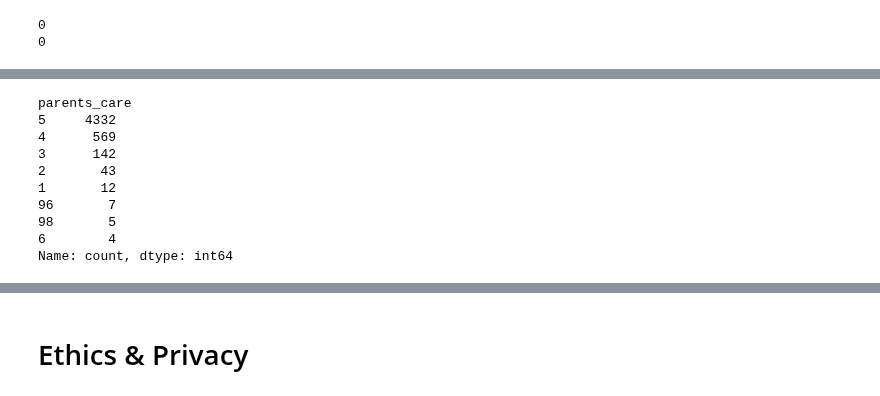
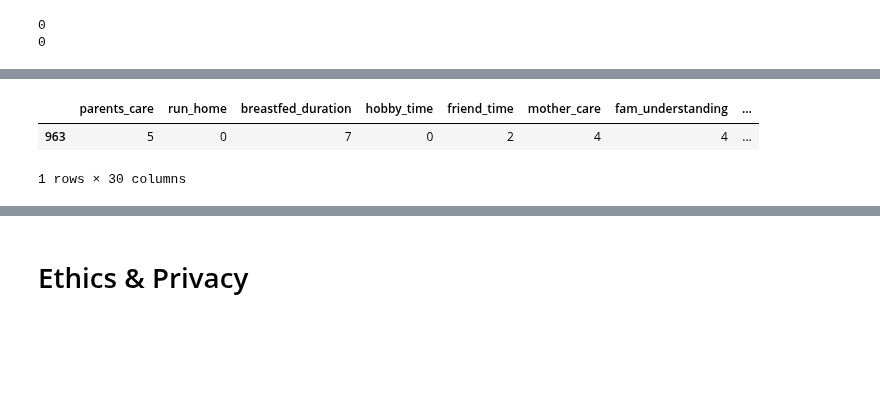
Before and after one commit to alyssaqle/COGS-108---Longitudinal-Mental-Health-Analysis, a Jupyter notebook: DataCheckpoint_Group055_SP25.ipynb, the cells around one changed output, grey strips where cells are left out. Saved outputs shown, nothing was run; the diff lists cells and outputs as text; code cells hidden in the pictures; blank space fills up the shorter version.

```diff
--- a/DataCheckpoint_Group055_SP25.ipynb
+++ b/DataCheckpoint_Group055_SP25.ipynb
@@ -191,14 +184,7 @@ sub_df.loc[sub_df['breastfed_duration'] == ' ']
-# %%
-sub_df['parents_care'].value_counts()
-# %% [output]
-parents_care
-5     4332
-4      569
-3      142
-2       43
-1       12
-96       7
-98       5
-6        4
-Name: count, dtype: int64
+# %%
+sub_df.loc[sub_df['consider_suicide_adult'] == 7]
+# %% [output]
+|  | parents_care | run_home | breastfed_duration | hobby_time | friend_time | mother_care | fam_understanding | ... |
+| 963 | 5 | 0 | 7 | 0 | 2 | 4 | 4 | ... |
+1 rows × 30 columns
 # %%
```
Also changed, not shown: parts of 4 cells of this notebook.
